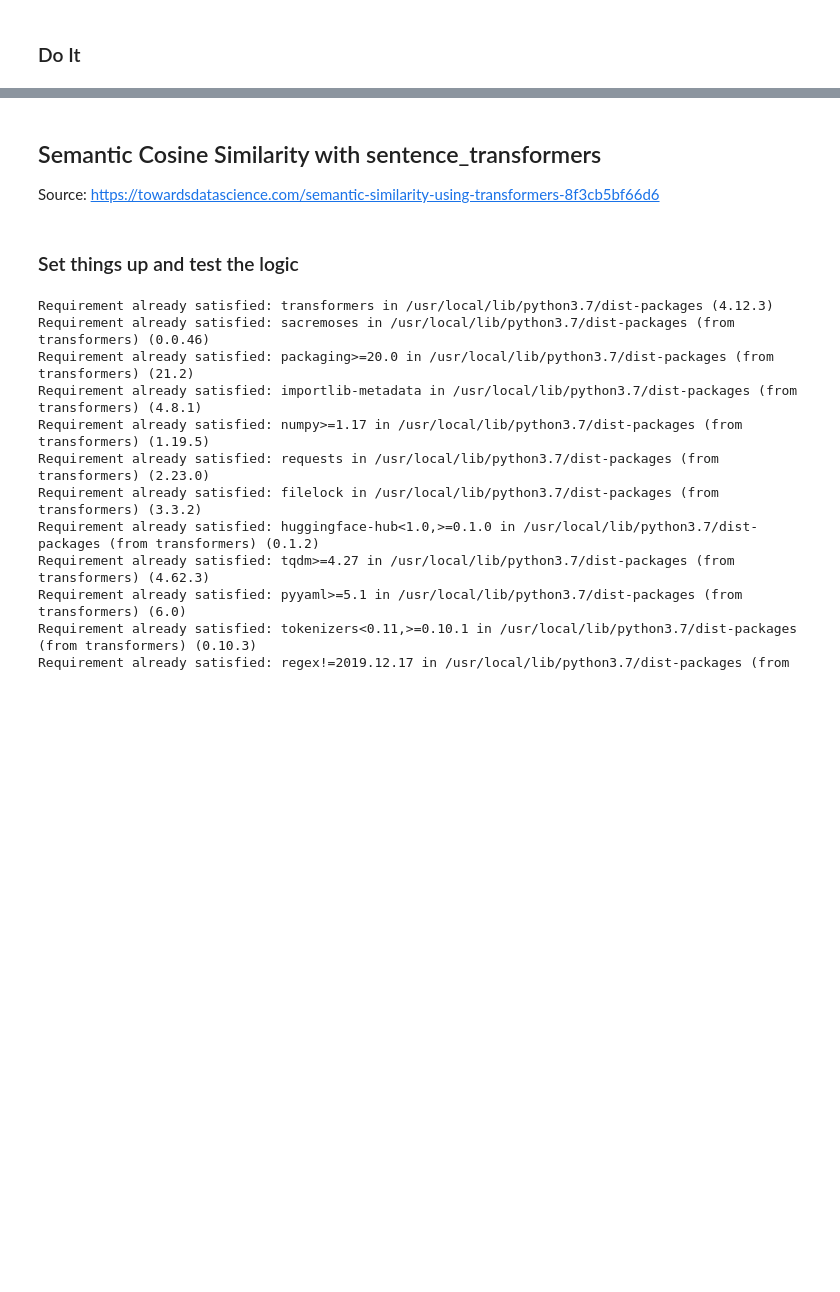
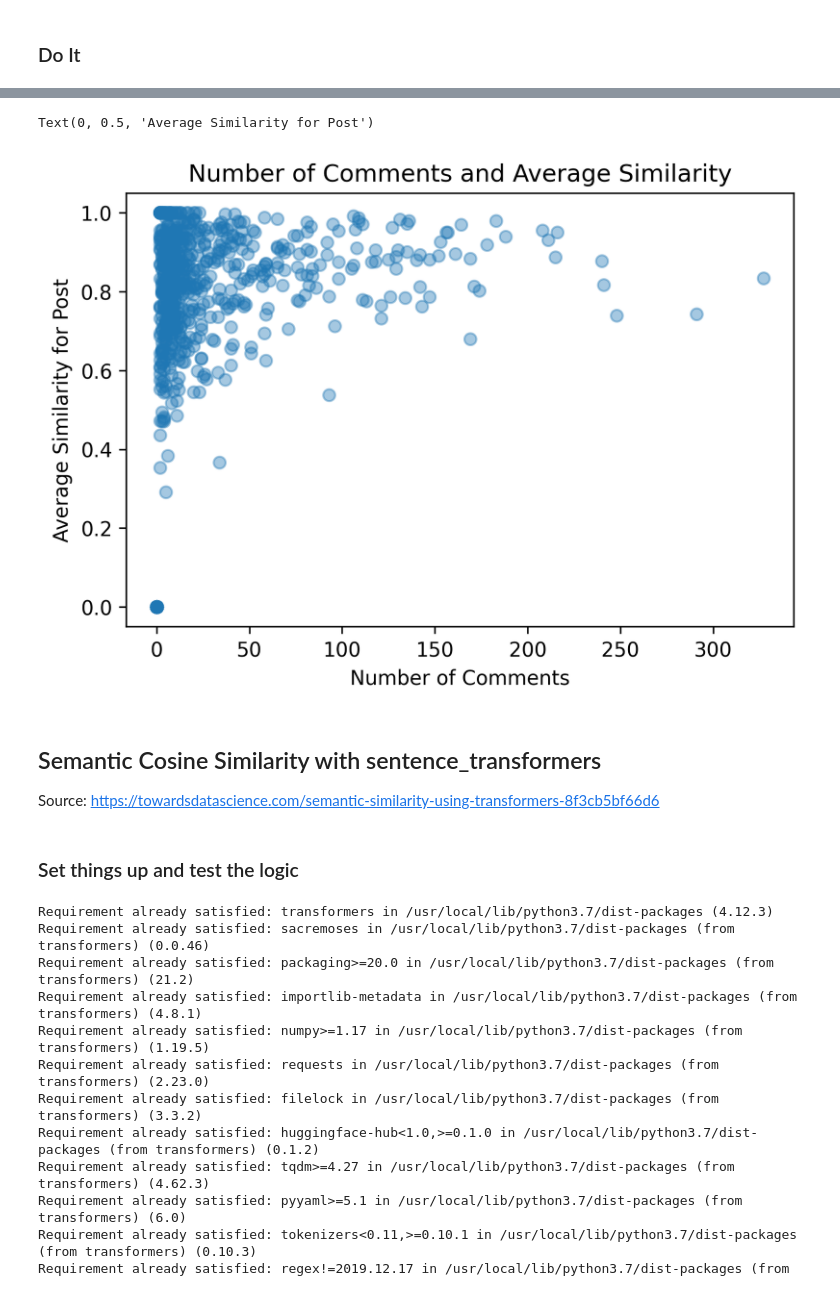
Before and after one commit to d141/Contagious-Inspiration, a Jupyter notebook: Train_Inspiration.ipynb, the cells around one changed output, grey strips where cells are left out. Cells and saved outputs as stored; diff of their text form; code cells hidden in the pictures; blank space fills up the shorter version.

```diff
--- a/Train_Inspiration.ipynb
+++ b/Train_Inspiration.ipynb
@@ -1402,3 +1337,12 @@ files.download('empath_not_inspiring.json')
+# %%
+#plt.figure(figsize=(10,8))
+plt.scatter(i_num_posts, i_similarities, alpha=.4)
+plt.title("Number of Comments and Average Similarity")
+plt.xlabel("Number of Comments")
+plt.ylabel("Average Similarity for Post")
+# %% [output]
+Text(0, 0.5, 'Average Similarity for Post')
+[figure, added]
 # %% [markdown]
 ## Semantic Cosine Similarity with sentence_transformers
 
```
Also changed, not shown: parts of 62 cells of this notebook.
